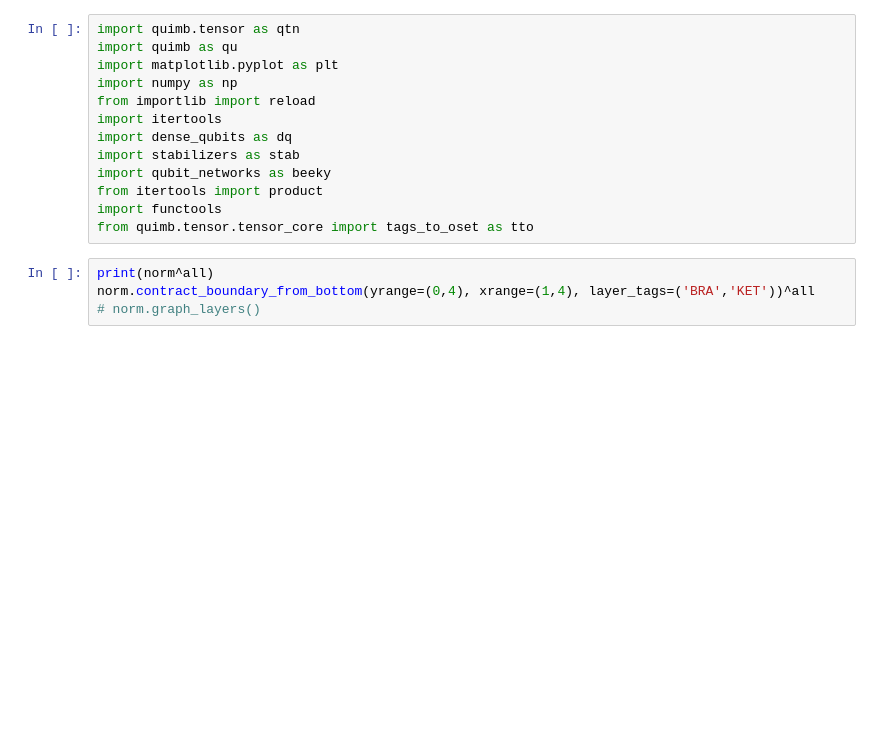
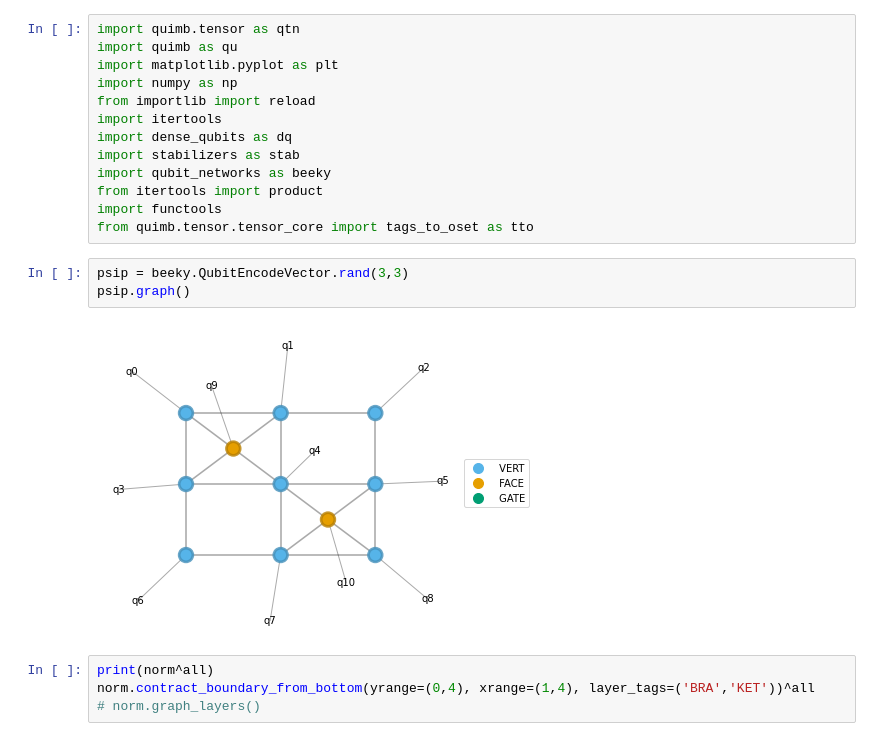
Before and after one commit to gabrielwoolls/fermion-encoding, a Jupyter notebook: contract_testing.ipynb, the cells around one changed output. Cells and saved outputs as stored; diff of their text form; blank space fills up the shorter version.

```diff
--- a/contract_testing.ipynb
+++ b/contract_testing.ipynb
@@ -11,6 +11,11 @@ import qubit_networks as beeky
 from itertools import product
 import functools
 from quimb.tensor.tensor_core import tags_to_oset as tto
+# %%
+psip = beeky.QubitEncodeVector.rand(3,3)
+psip.graph()
+# %% [output]
+[figure, added]
 # %%
 print(norm^all)
 norm.contract_boundary_from_bottom(yrange=(0,4), xrange=(1,4), layer_tags=('BRA','KET'))^all
```
Also changed, not shown: parts of 2 cells of this notebook, 5 other files.
